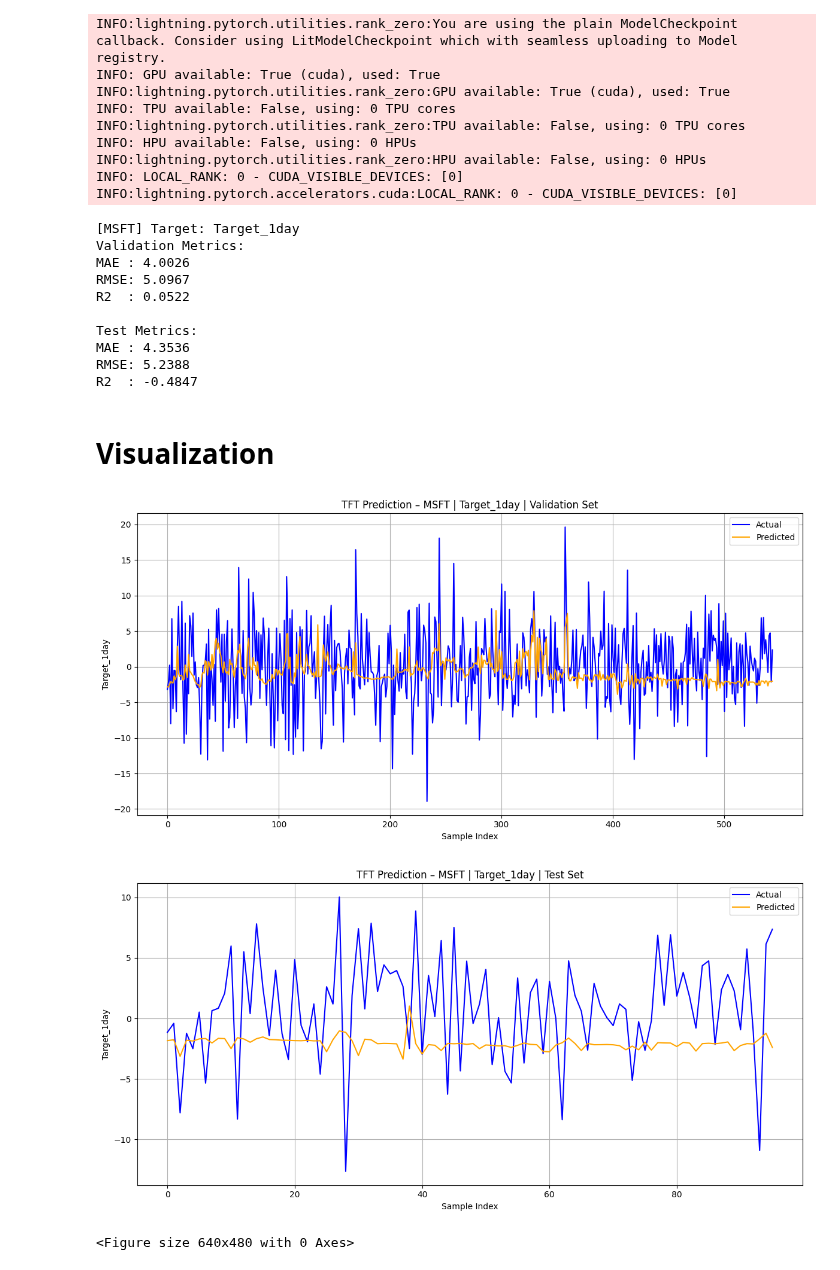
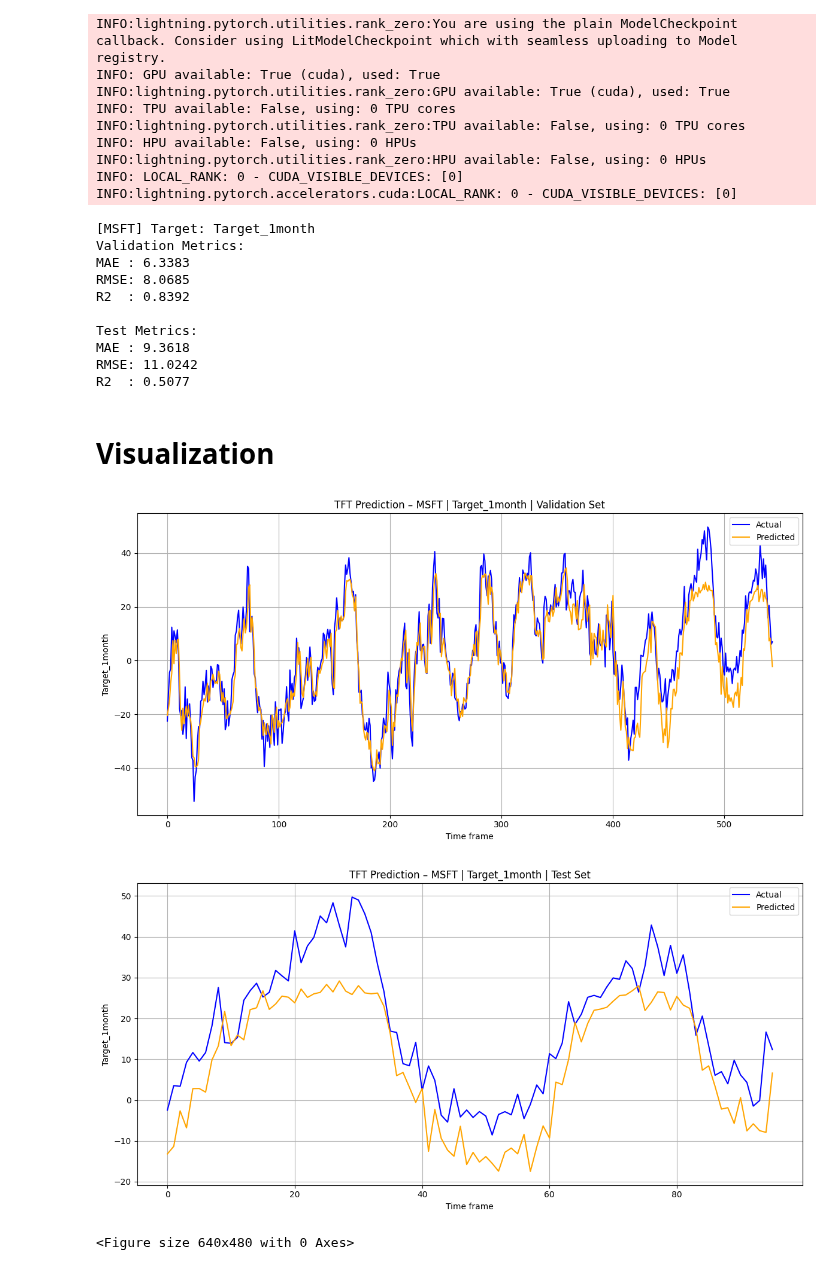
Before and after one commit to ManuelBagasina/DATCapstone, a Jupyter notebook: TFT.ipynb, the cells around one changed output. Saved outputs shown, nothing was run; the diff lists cells and outputs as text; code cells hidden in the pictures.

Commit message:
positive r^2 but not for all targets

```diff
--- a/TFT.ipynb
+++ b/TFT.ipynb
@@ -85,7 +85,7 @@ print(target_cols)
 # %%
 # Set parameters
 ticker = "MSFT"            # Companies, can change
-target = "Target_1day"    # Targets, can change
+target = "Target_1month"    # Targets, can change
 max_encoder_length = 100    # Lookback period
 max_prediction_length = 1
 batch_size = 32
@@ -356,46 +356,46 @@ print(f"MAE : {test_mae:.4f}")
 print(f"RMSE: {test_rmse:.4f}")
 print(f"R2  : {test_r2:.4f}")
 # %% [output]
-[MSFT] Target: Target_1day
+[MSFT] Target: Target_1month
 Validation Metrics:
-MAE : 4.0026
-RMSE: 5.0967
-R2  : 0.0522
+MAE : 6.3383
+RMSE: 8.0685
+R2  : 0.8392
 
 Test Metrics:
-MAE : 4.3536
-RMSE: 5.2388
-R2  : -0.4847
+MAE : 9.3618
+RMSE: 11.0242
+R2  : 0.5077
 # %% [markdown]
 # Visualization
 # %%
 # Validation set visualization
 plt.figure(figsize=(12, 6))
 plt.plot(val_true[:val_min_length], label='Actual', color='blue')
 plt.plot(val_pred[:val_min_length], label='Predicted', color='orange')
 plt.title(f"TFT Prediction – {ticker} | {target} | Validation Set")
-plt.xlabel('Sample Index')
+plt.xlabel('Time frame')
 plt.ylabel(target)
 plt.legend()
 plt.grid(True)
 plt.tight_layout()
 plt.show()
 # %% [output]
-[figure, old version]
+[figure, new version]
 # %%
 # Test set visualization
 plt.figure(figsize=(12, 6))
 plt.plot(test_true[:test_min_length], label='Actual', color='blue')
 plt.plot(test_pred[:test_min_length], label='Predicted', color='orange')
 plt.title(f"TFT Prediction – {ticker} | {target} | Test Set")
-plt.xlabel('Sample Index')
+plt.xlabel('Time frame')
 plt.ylabel(target)
 plt.legend()
 plt.grid(True)
 plt.tight_layout()
 plt.show()
 # %% [output]
-[figure, old version]
+[figure, new version]
 # %%
 # Save the plot
 filename = f'msft_tft_{target}.png'
```
Also changed, not shown: parts of 2 cells of this notebook.
